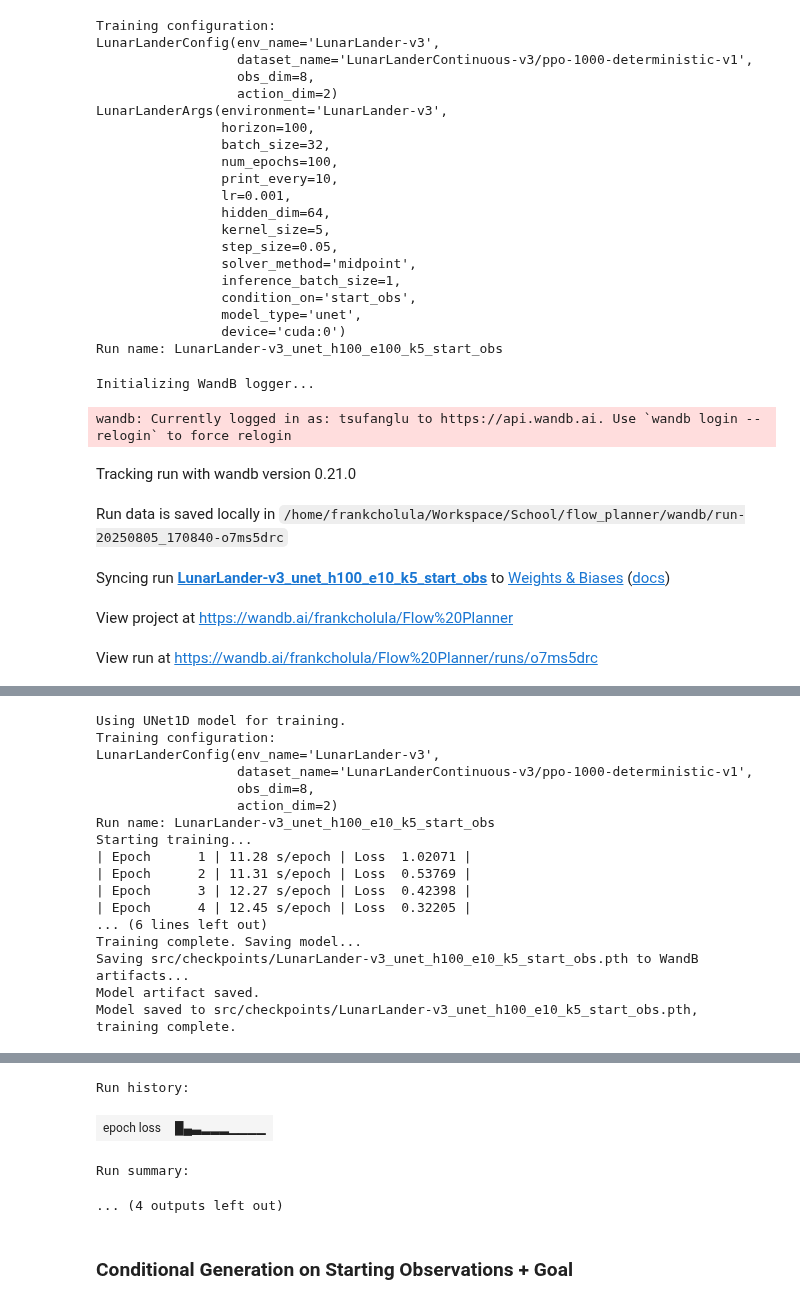
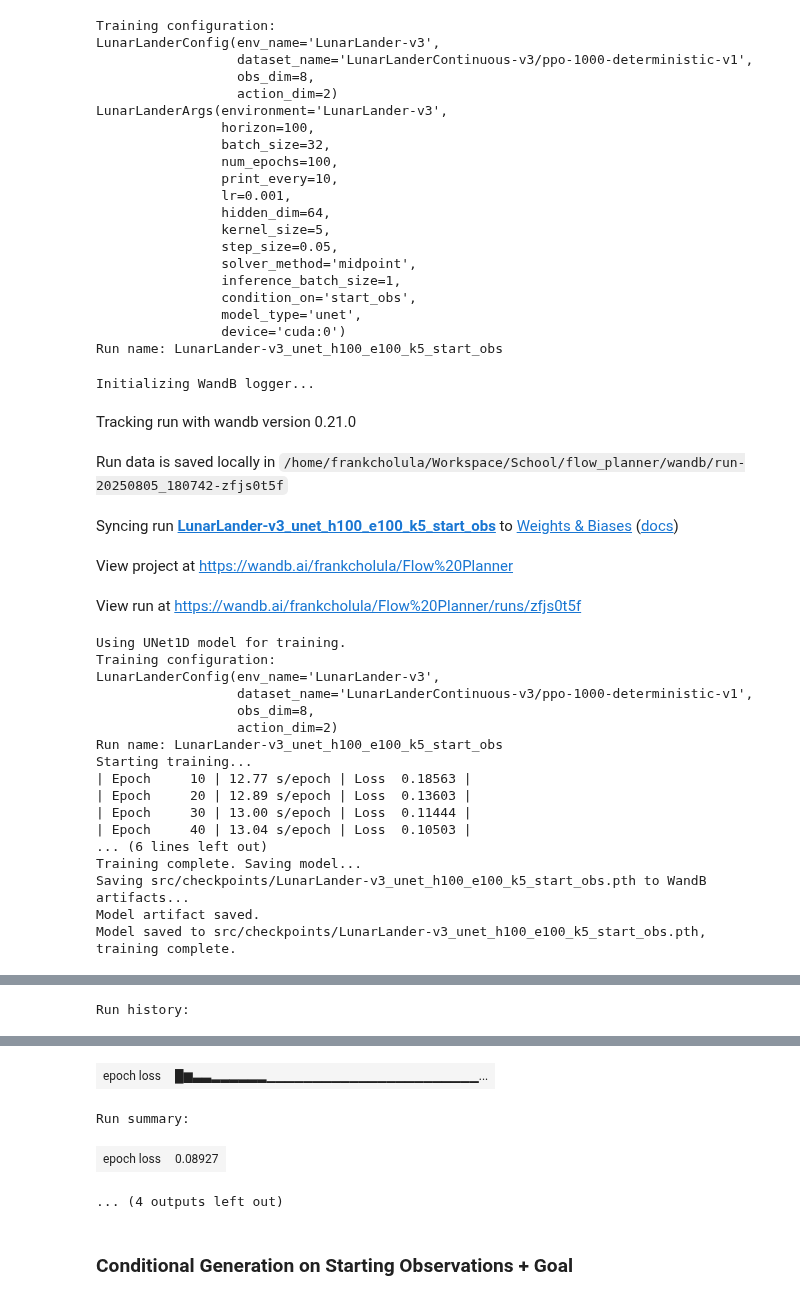
Before and after one commit to frankcholula/flow_planner, a Jupyter notebook: src/notebooks/fm_bc.ipynb, the cells around one changed output, grey strips where cells are left out. Saved outputs shown, nothing was run; the diff lists cells and outputs as text; code cells hidden in the pictures.

```diff
--- a/src/notebooks/fm_bc.ipynb
+++ b/src/notebooks/fm_bc.ipynb
@@ -327,13 +327,29 @@ model, stats, input_dim = train(
     config=config, args=args, dataset=minari_dataset, logger=logger
 )
 env = minari_dataset.recover_environment()
-evaluate_open_loop(env, model, stats, input_dim, args, logger=None)
+evaluate_open_loop(env, model, stats, input_dim, args, logger=logger)
 logger.finish()
 # %% [output]
 Initializing WandB logger...
-wandb: Currently logged in as: tsufanglu to https://api.wandb.ai. Use `wandb login --relogin` to force relogin
 Tracking run with wandb version 0.21.0
-Run data is saved locally in /home/frankcholula/Workspace/School/flow_planner/wandb/run-20250805_170840-o7ms5drc
+Run data is saved locally in /home/frankcholula/Workspace/School/flow_planner/wandb/run-20250805_180742-zfjs0t5f
-Syncing run LunarLander-v3_unet_h100_e10_k5_start_obs to Weights & Biases (docs)
+Syncing run LunarLander-v3_unet_h100_e100_k5_start_obs to Weights & Biases (docs)
 View project at https://wandb.ai/frankcholula/Flow%20Planner
-View run at https://wandb.ai/frankcholula/Flow%20Planner/runs/o7ms5drc
+View run at https://wandb.ai/frankcholula/Flow%20Planner/runs/zfjs0t5f
+Using UNet1D model for training.
+Training configuration:
+LunarLanderConfig(env_name='LunarLander-v3',
+                  dataset_name='LunarLanderContinuous-v3/ppo-1000-deterministic-v1',
+                  obs_dim=8,
+                  action_dim=2)
+Run name: LunarLander-v3_unet_h100_e100_k5_start_obs
+Starting training...
+| Epoch     10 | 12.77 s/epoch | Loss  0.18563 |
+| Epoch     20 | 12.89 s/epoch | Loss  0.13603 |
+| Epoch     30 | 13.00 s/epoch | Loss  0.11444 |
+| Epoch     40 | 13.04 s/epoch | Loss  0.10503 |
+... (6 lines left out)
+Training complete. Saving model...
+Saving src/checkpoints/LunarLander-v3_unet_h100_e100_k5_start_obs.pth to WandB artifacts...
+Model artifact saved.
+Model saved to src/checkpoints/LunarLander-v3_unet_h100_e100_k5_start_obs.pth, training complete.
@@ -340,17 +357 @@ View run at https://wandb.ai/frankcholula/Flow%20Planner/runs/o7ms5drc
-Using UNet1D model for training.
-Training configuration:
-LunarLanderConfig(env_name='LunarLander-v3',
-                  dataset_name='LunarLanderContinuous-v3/ppo-1000-deterministic-v1',
-                  obs_dim=8,
-                  action_dim=2)
-Run name: LunarLander-v3_unet_h100_e10_k5_start_obs
-Starting training...
-| Epoch      1 | 11.28 s/epoch | Loss  1.02071 |
-| Epoch      2 | 11.31 s/epoch | Loss  0.53769 |
-| Epoch      3 | 12.27 s/epoch | Loss  0.42398 |
-| Epoch      4 | 12.45 s/epoch | Loss  0.32205 |
-... (6 lines left out)
-Training complete. Saving model...
-Saving src/checkpoints/LunarLander-v3_unet_h100_e10_k5_start_obs.pth to WandB artifacts...
-Model artifact saved.
-Model saved to src/checkpoints/LunarLander-v3_unet_h100_e10_k5_start_obs.pth, training complete.
+Run history:
@@ -358,7 +358,7 @@ Model saved to src/checkpoints/LunarLander-v3_unet_h100_e10_k5_start_obs.pth, tr
+| epoch loss | █▆▃▃▂▂▂▂▂▂▁▁▁▁▁▁▁▁▁▁▁▁▁▁▁▁▁▁▁▁▁▁▁... |
-Run history:
+Run summary:
-| epoch loss | █▄▃▂▂▂▁▁▁▁ |
+| epoch loss | 0.08927 |
-Run summary:
+... (4 outputs left out)
-... (4 outputs left out)
 # %% [markdown]
 ### Conditional Generation on Starting Observations + Goal
 # %%
```
Also changed, not shown: parts of 1 cell of this notebook, 1 other file.
